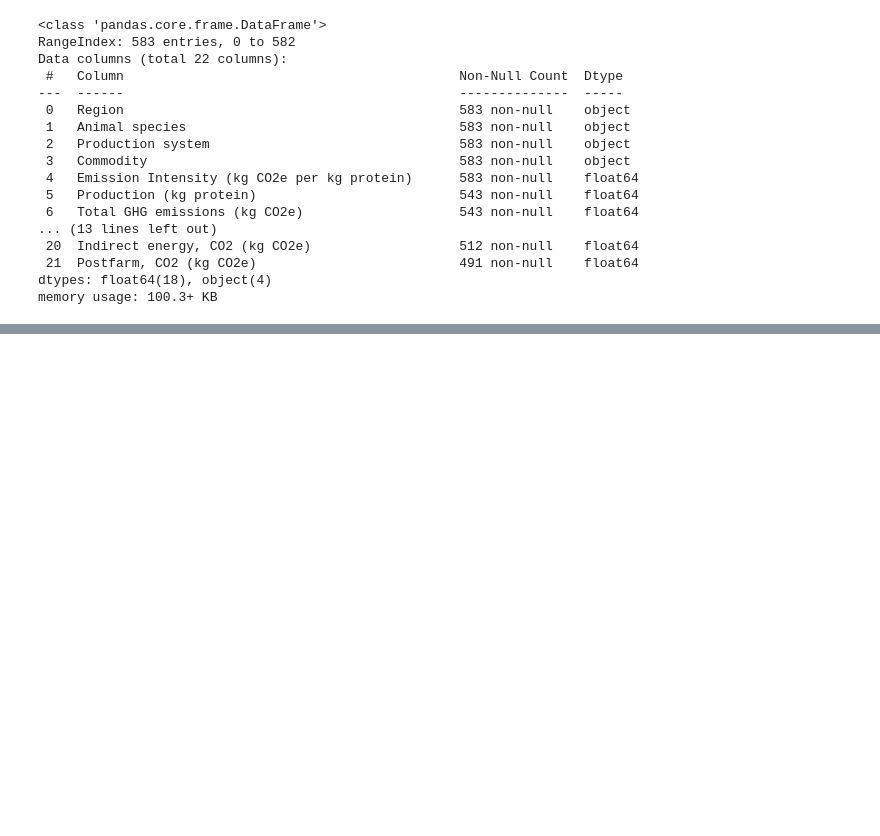
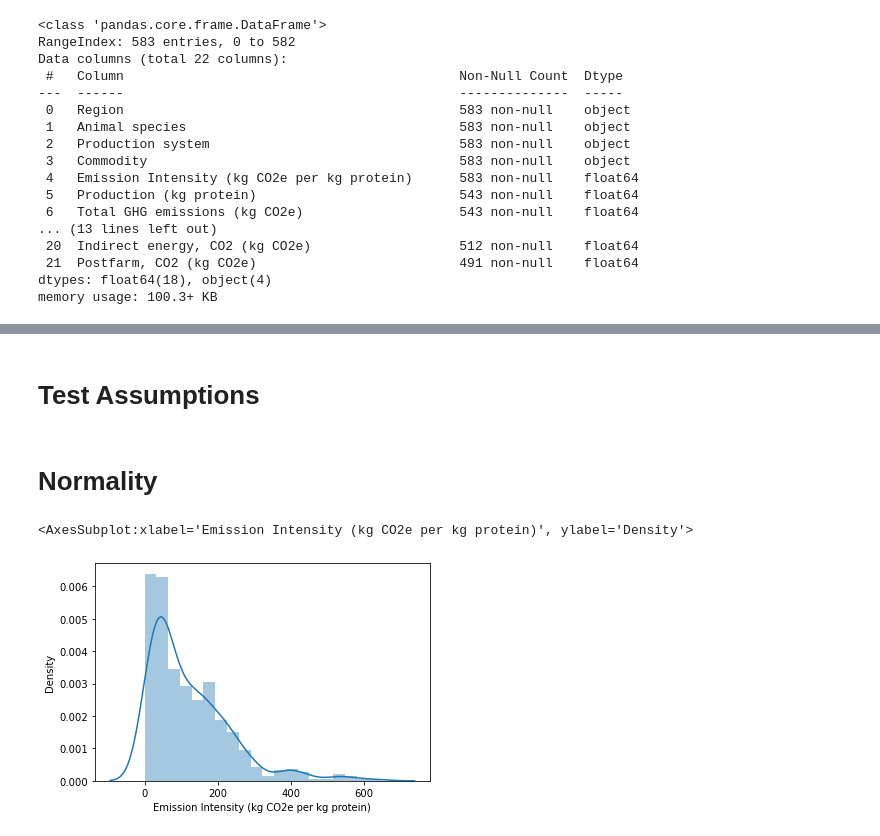
Before and after one commit to AAnthonyF/GLEAMone, a Jupyter notebook: Untitled.ipynb, the cells around one changed output, grey strips where cells are left out. Cells and saved outputs as stored; diff of their text form; code cells hidden in the pictures; blank space fills up the shorter version.

```diff
--- a/Untitled.ipynb
+++ b/Untitled.ipynb
@@ -81,3 +107,9 @@ AttributeError: 'DataFrame' object has no attribute 'animalspecies'
+# %% [markdown]
+# Test Assumptions
+# %% [markdown]
+# Normality
 # %%
-def Production_system (series):
-    if series ==""
+sns.distplot(GLEAM1['Emission Intensity (kg CO2e per kg protein)'])
+# %% [output]
+<AxesSubplot:xlabel='Emission Intensity (kg CO2e per kg protein)', ylabel='Density'>
+[figure, added]
```
Also changed, not shown: parts of 12 cells of this notebook.
